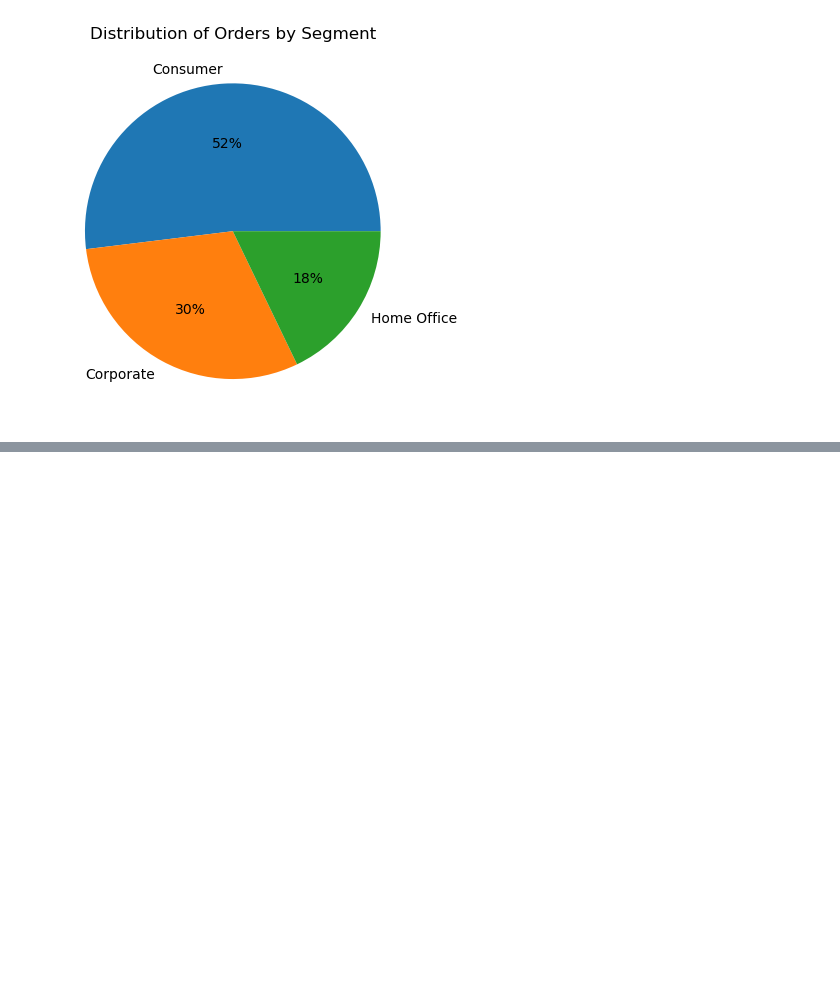
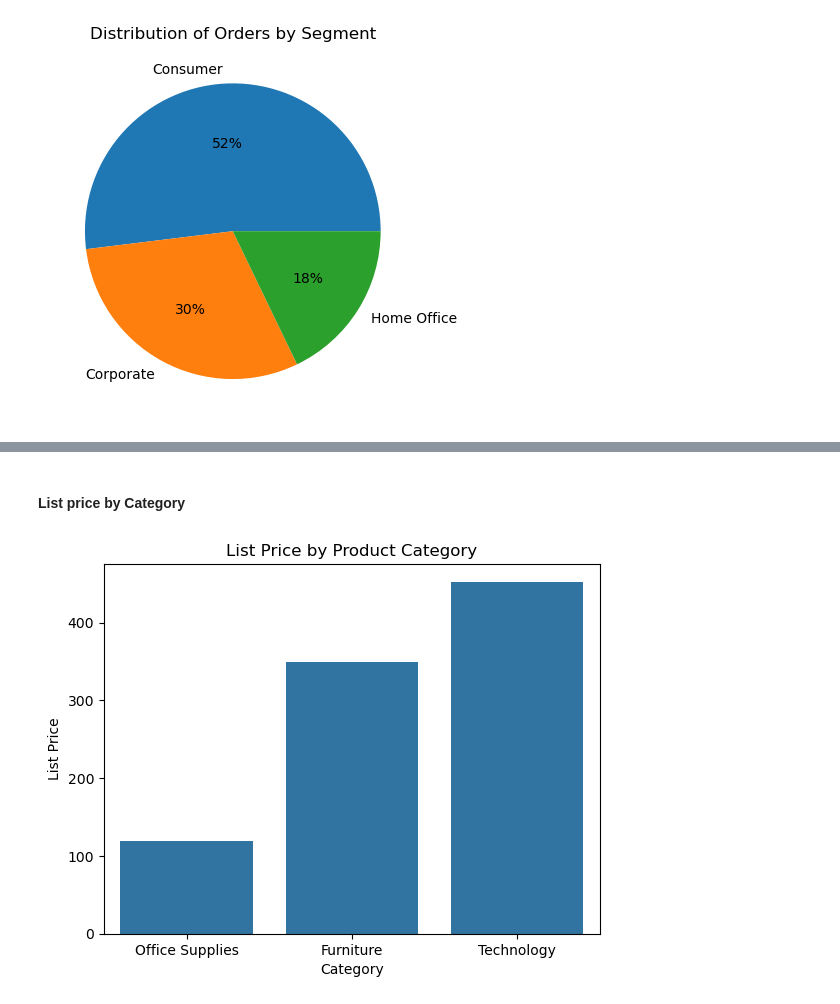
Before and after one commit to JoshOmondi/groupA, a Jupyter notebook: Class_project (1).ipynb, the cells around one changed output, grey strips where cells are left out. Cells and saved outputs as stored; diff of their text form; code cells hidden in the pictures; blank space fills up the shorter version.

```diff
--- a/Class_project.ipynb
+++ b/Class_project (1).ipynb
@@ -330,0 +344,12 @@ plt.show()
+# %% [markdown]
+#### List price by Category
+# %%
+# Bar chart: Average List Price per Category
+
+sns.barplot(data=df, x='Category', y='List Price', errorbar=None, order=df['Category'].value_counts().index)
+plt.title('List Price by Product Category')
+plt.xlabel('Category')
+plt.ylabel('List Price')
+plt.show()
+# %% [output]
+[figure, added]
```
Also changed, not shown: parts of 12 cells of this notebook.
